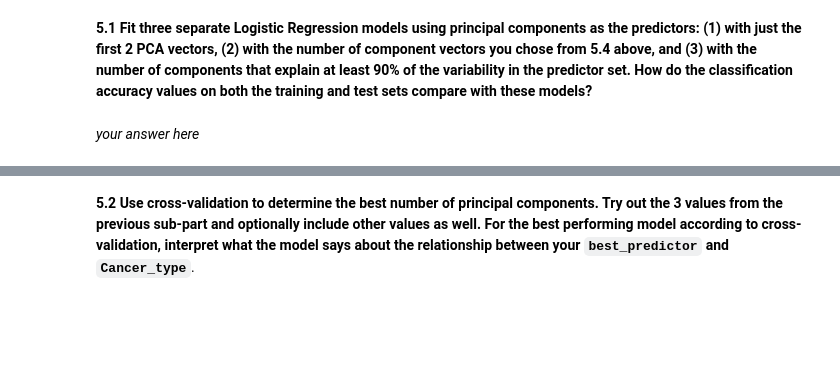
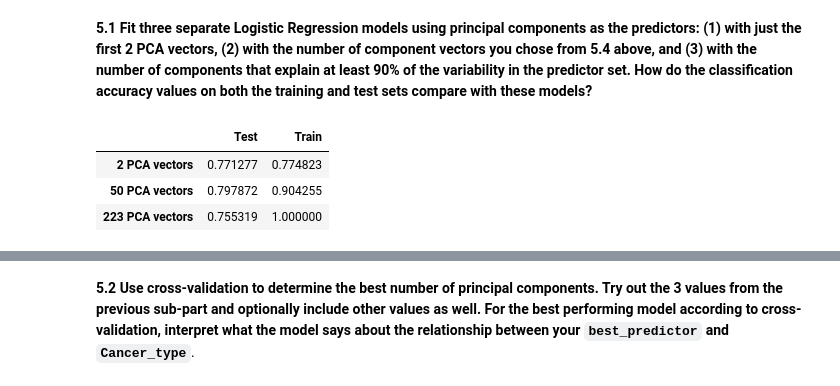
Before and after one commit to kkvalsvik/DataScience_cs109a_Harvard, a Jupyter notebook: cs_s109a_hw4.ipynb, the cells around one changed output, grey strips where cells are left out. Cells and saved outputs as stored; diff of their text form; code cells hidden in the pictures; blank space fills up the shorter version.

```diff
--- a/cs_s109a_hw4.ipynb
+++ b/cs_s109a_hw4.ipynb
@@ -530,22 +463,23 @@ pd.DataFrame(list_false, index=['False positive','False negative'], columns=['k-
 # %% [markdown]
 **4.1 Create the full PCA decomposition of X_train and apply the transformation to both X_train and X_test. Report the shape of both of these. What is the limiting factor for the maximum number of PCA components for this data set?**
 # %%
-# Standardize (rather than normalize):
+# Standardizing (rather than normalizing):
 from sklearn.preprocessing import StandardScaler
-scaler = StandardScaler().fit(X_train)
-X_trainStd = scaler.transform(X_train)
+scaler = StandardScaler().fit(X_trainNorm)
+X_trainStd = scaler.transform(X_trainNorm)
 X_trainStd = pd.DataFrame(X_trainStd, columns = X_train.columns, index = X_train.index)
-X_testStd = scaler.transform(X_test)
+X_testStd = scaler.transform(X_testNorm)
 X_testStd = pd.DataFrame(X_testStd, columns = X_test.columns, index = X_test.index)
 
-# create/fit the 'full' pca transformation
+# Fitting the full pca transformation
 pca = PCA().fit(X_trainStd)
-# apply the pca transformation to the full predictor set
+# applying the pca transformation to the full predictor set
 pcaTrain = pca.transform(X_trainStd)
 pcaTest = pca.transform(X_testStd)
 print('The shape of pcaTrain is {}'.format(pcaTrain.shape))
 print('The shape of pcaTest is {}'.format(pcaTest.shape))
 pcaTrain_df = pd.DataFrame(pcaTrain)
+pcaTest_df = pd.DataFrame(pcaTest)
 # %% [output]
 The shape of pcaTrain is (564, 564)
 The shape of pcaTest is (188, 564)
@@ -630,2 +560,29 @@ When choosing a number of components with parsimony, 50 seems like a reasonable
-# %% [markdown]
-*your answer here*
+# %%
+# (1) Fitting a logistic regression model with just the first 2 PCA vectors as predictors:
+pcaTrain_2Pred = pcaTrain_df.iloc[:,0:2]
+logit_2Pred = LogisticRegression(penalty="none", fit_intercept=True).fit(pcaTrain_2Pred, y_train)
+
+# (2) Fitting with 50 PCA vectors as claimed to be a reasonable number with parsimony:
+pcaTrain_50Pred = pcaTrain_df.iloc[:,0:50]
+logit_50Pred = LogisticRegression(penalty="none", max_iter=5000).fit(pcaTrain_50Pred, y_train)
+
+# (3) Fitting with 223 PCA vectors which was claculated to explain 90% variance:
+pcaTrain_223Pred = pcaTrain_df.iloc[:,0:223]
+logit_223Pred = LogisticRegression(penalty="none", max_iter=5000).fit(pcaTrain_223Pred, y_train)
+# %%
+# Calculating classification accuracy values on both the training and test sets for each model:
+
+TestSC2 = logit_2Pred.score(pcaTest_df.iloc[:,0:2], y_test)
+TrainSC2 = logit_2Pred.score(pcaTrain_df.iloc[:,0:2], y_train)
+TestSC50 = logit_50Pred.score(pcaTest_df.iloc[:,0:50], y_test)
+TrainSC50 = logit_50Pred.score(pcaTrain_df.iloc[:,0:50], y_train)
+TestSC223 = logit_223Pred.score(pcaTest_df.iloc[:,0:223], y_test)
+TrainSC223 = logit_223Pred.score(pcaTrain_df.iloc[:,0:223], y_train)
+
+pd.DataFrame([[TestSC2,TrainSC2],[TestSC50,TrainSC50],[TestSC223,TrainSC223]], columns=['Test','Train'],
+             index=['2 PCA vectors','50 PCA vectors','223 PCA vectors'])
+# %% [output]
+|  | Test | Train |
+| 2 PCA vectors | 0.771277 | 0.774823 |
+| 50 PCA vectors | 0.797872 | 0.904255 |
+| 223 PCA vectors | 0.755319 | 1.000000 |
```
Also changed, not shown: parts of 36 cells of this notebook.
